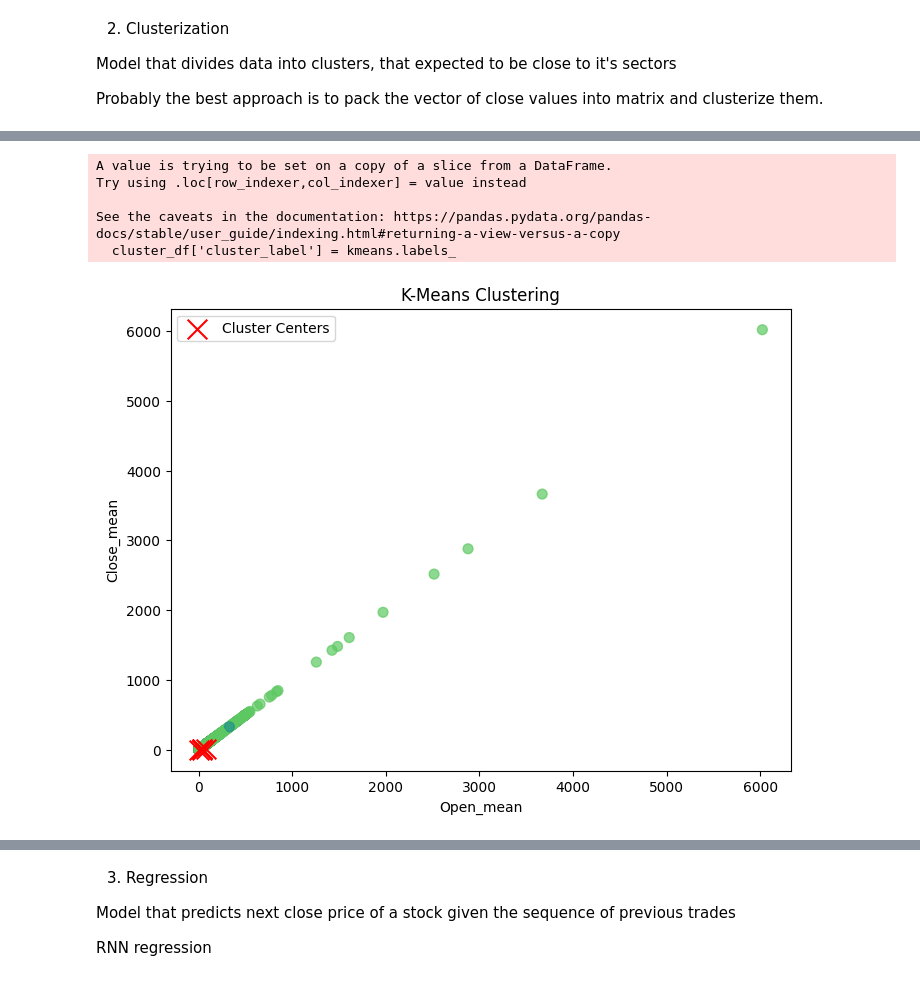
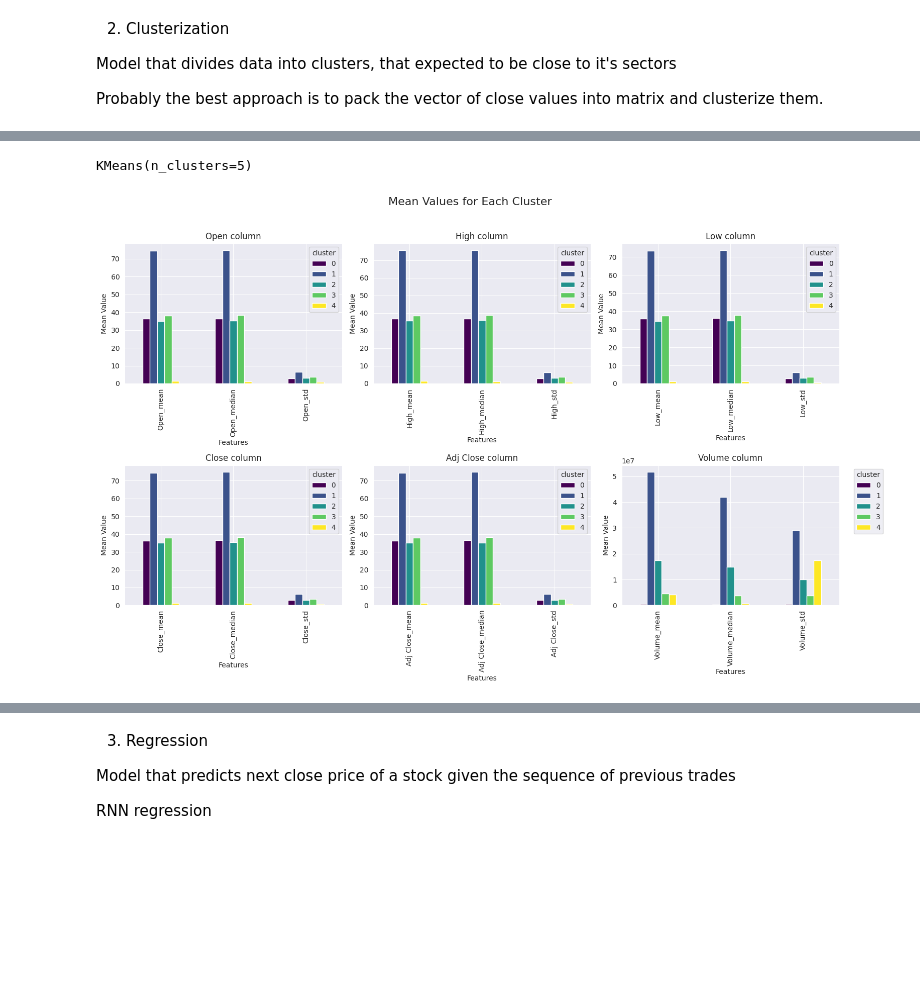
Before and after one commit to volodymyrkir/exploratory_data_analysis, a Jupyter notebook: tasks/task_2.ipynb, the cells around one changed output, grey strips where cells are left out. Cells and saved outputs as stored; diff of their text form; code cells hidden in the pictures; blank space fills up the shorter version.

Commit message:
added clusterization analysis

```diff
--- a/tasks/task_2.ipynb
+++ b/tasks/task_2.ipynb
@@ -400,26 +391,29 @@ C:\User
 5000 rows × 18 columns
-# %%
-cluster_df = cluster_df.dropna()
-kmeans = KMeans(n_clusters=5)
-kmeans.fit(cluster_df)
-
-cluster_df['cluster_label'] = kmeans.labels_
-
-#probably compare by cartesian product
-plt.figure(figsize=(8, 6))
-plt.scatter(cluster_df['Open_mean'], cluster_df['Close_mean'], c=cluster_df['cluster_label'], cmap='viridis', s=50, alpha=0.7)
-plt.scatter(kmeans.cluster_centers_[:, 0], kmeans.cluster_centers_[:, 1], c='red', s=200, marker='x', label='Cluster Centers')
-
-plt.title('K-Means Clustering')
-plt.xlabel('Open_mean')
-plt.ylabel('Close_mean')
-plt.legend()
-
-plt.show()
-# %% [output]
-A value is trying to be set on a copy of a slice from a DataFrame.
-Try using .loc[row_indexer,col_indexer] = value instead
-
-See the caveats in the documentation: https://pandas.pydata.org/pandas-docs/stable/user_guide/indexing.html#returning-a-view-versus-a-copy
-  cluster_df['cluster_label'] = kmeans.labels_
-[figure, removed]
+# %%
+cluster_df = cluster_df.dropna()
+kmeans = KMeans(n_clusters=5)
+kmeans.fit(cluster_df)
+cluster_df['cluster'] = kmeans.labels_
+# %% [output]
+KMeans(n_clusters=5)
+# %%
+fig, axes = plt.subplots(nrows=2, ncols=3, figsize=(15, 10))
+fig.suptitle('Mean Values for Each Cluster', fontsize=16)
+
+for i, column in enumerate(columns):
+    cluster_means = cluster_df[[f'{column}_mean', f'{column}_median', f'{column}_std', 'cluster']].groupby('cluster').mean()
+    row, col = divmod(i, 3)
+
+    # Plot the mean values against clusters
+    cluster_means.T.plot(kind='bar', colormap='viridis', ax=axes[row, col], legend=True)
+    axes[row, col].set_title(f'{column} column')
+    axes[row, col].set_xlabel('Features')
+    axes[row, col].set_ylabel('Mean Value')
+
+# Adjust layout
+plt.tight_layout(rect=[0, 0, 1, 0.96])
+
+plt.legend(title='cluster', bbox_to_anchor=(1.05, 1), loc='upper left')
+plt.show()
+# %% [output]
+[figure, added]
```
Also changed, not shown: parts of 20 cells of this notebook.
